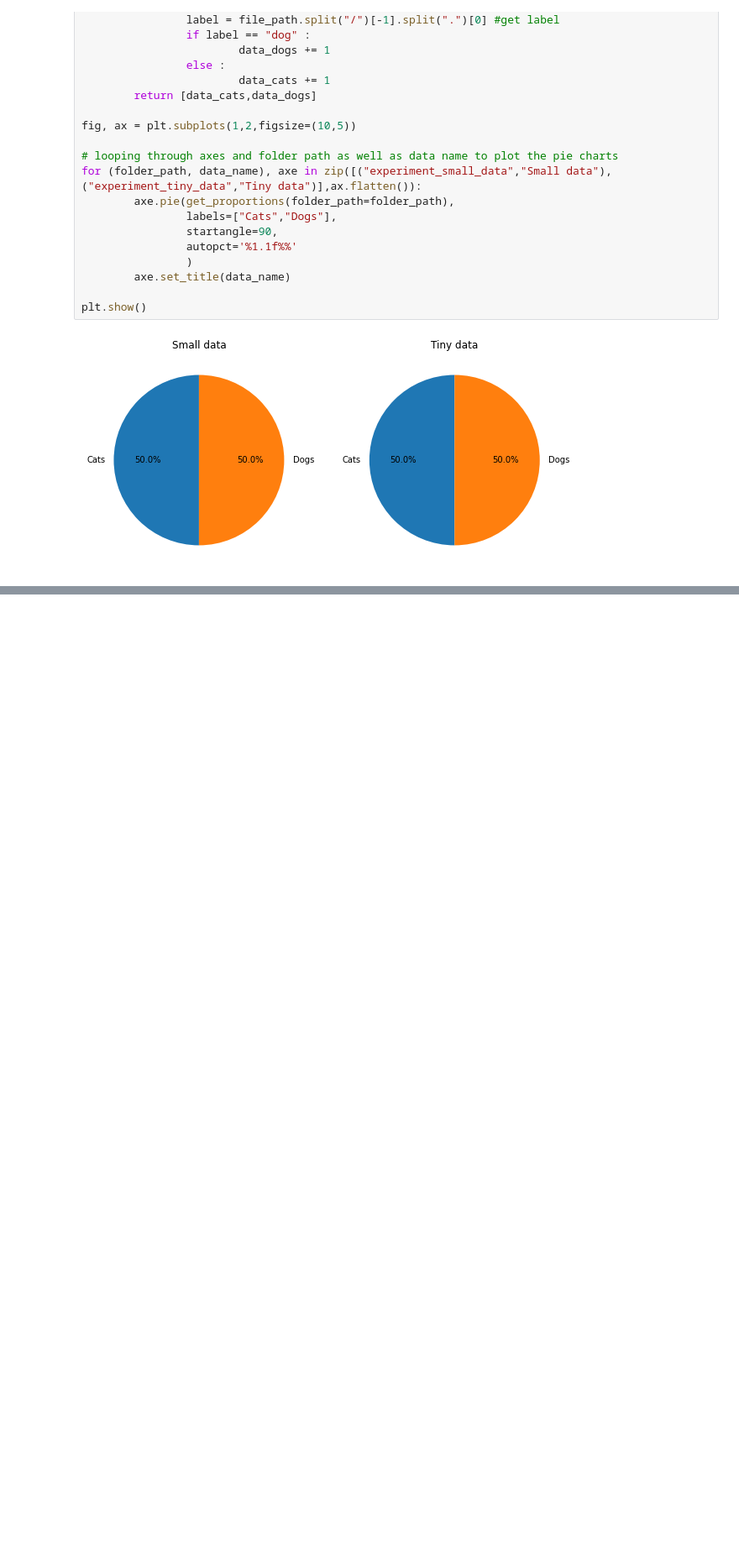
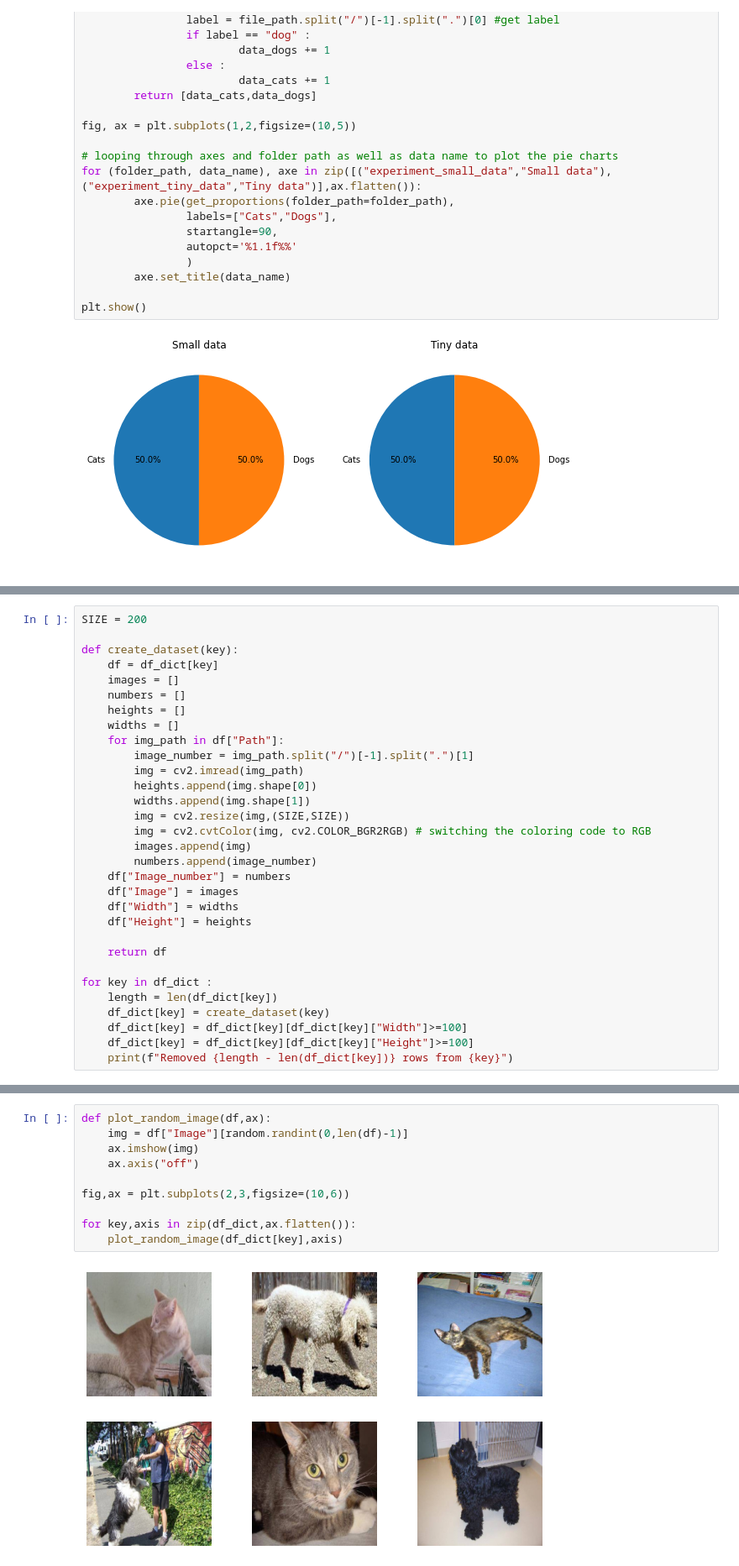
Before and after one commit to SamiFatmi/Deep-Learning-SAMI-FATMI, a Jupyter notebook: Lab/lab.ipynb, the cells around one changed output, grey strips where cells are left out. Shown at 84% size. Cells and saved outputs as stored; diff of their text form; blank space fills up the shorter version.

```diff
--- a/Lab/lab.ipynb
+++ b/Lab/lab.ipynb
@@ -148,0 +184,31 @@ plt.show()
+# %%
+SIZE = 200
+
+def create_dataset(key):
+    df = df_dict[key]
+    images = []
+    numbers = []
+    heights = []
+    widths = []
+    for img_path in df["Path"]:
+        image_number = img_path.split("/")[-1].split(".")[1]
+        img = cv2.imread(img_path)
+        heights.append(img.shape[0])
+        widths.append(img.shape[1])
+        img = cv2.resize(img,(SIZE,SIZE))
+        img = cv2.cvtColor(img, cv2.COLOR_BGR2RGB) # switching the coloring code to RGB
+        images.append(img)
+        numbers.append(image_number)
+    df["Image_number"] = numbers
+    df["Image"] = images
+    df["Width"] = widths
+    df["Height"] = heights
+
+    return df
+
+for key in df_dict :
+    length = len(df_dict[key])
+    df_dict[key] = create_dataset(key)
+    df_dict[key] = df_dict[key][df_dict[key]["Width"]>=100]
+    df_dict[key] = df_dict[key][df_dict[key]["Height"]>=100]
+    print(f"Removed {length - len(df_dict[key])} rows from {key}")
@@ -148,0 +222,12 @@ plt.show()
+# %%
+def plot_random_image(df,ax):
+    img = df["Image"][random.randint(0,len(df)-1)]
+    ax.imshow(img)
+    ax.axis("off")
+
+fig,ax = plt.subplots(2,3,figsize=(10,6))
+
+for key,axis in zip(df_dict,ax.flatten()):
+    plot_random_image(df_dict[key],axis)
+# %% [output]
+[figure, added]
```
Also changed, not shown: parts of 10 cells of this notebook.
